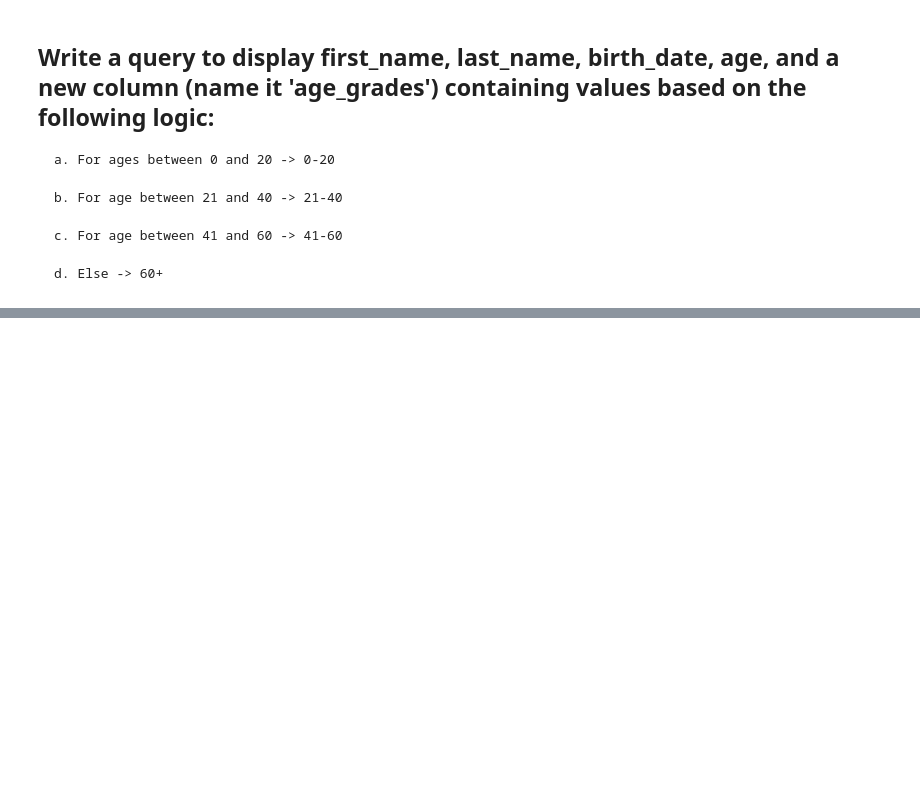
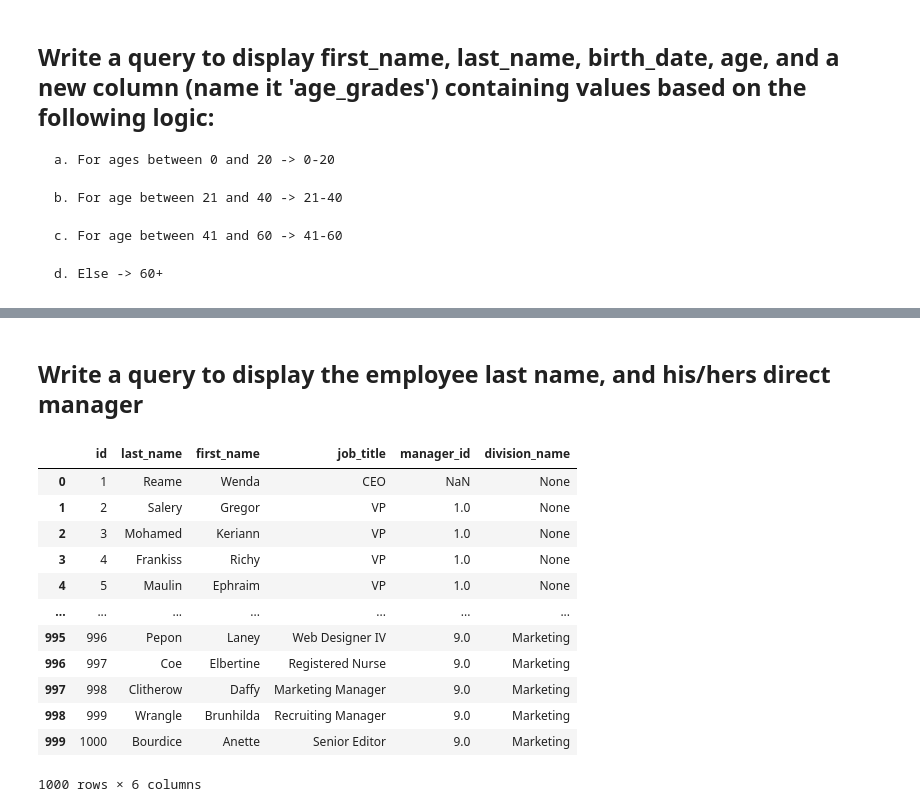
Before and after one commit to jubair-anik/sql_exercise, a Jupyter notebook: hr_database.ipynb, the cells around one changed output, grey strips where cells are left out. Drawn from its saved outputs; the diff is of its cells as text; code cells hidden in the pictures; blank space fills up the shorter version.

```diff
--- a/hr_database.ipynb
+++ b/hr_database.ipynb
@@ -403,0 +418,24 @@ df13
+# %% [markdown]
+## Write a query to display the employee last name, and his/hers direct manager
+# %%
+q14="""
+SELECT id, last_name, first_name, job_title, manager_id, division_name
+FROM employees
+ORDER BY id
+"""
+df14=pd.read_sql(q14,engine)
+df14
+# %% [output]
+|  | id | last_name | first_name | job_title | manager_id | division_name |
+| 0 | 1 | Reame | Wenda | CEO | NaN | None |
+| 1 | 2 | Salery | Gregor | VP | 1.0 | None |
+| 2 | 3 | Mohamed | Keriann | VP | 1.0 | None |
+| 3 | 4 | Frankiss | Richy | VP | 1.0 | None |
+| 4 | 5 | Maulin | Ephraim | VP | 1.0 | None |
+| ... | ... | ... | ... | ... | ... | ... |
+| 995 | 996 | Pepon | Laney | Web Designer IV | 9.0 | Marketing |
+| 996 | 997 | Coe | Elbertine | Registered Nurse | 9.0 | Marketing |
+| 997 | 998 | Clitherow | Daffy | Marketing Manager | 9.0 | Marketing |
+| 998 | 999 | Wrangle | Brunhilda | Recruiting Manager | 9.0 | Marketing |
+| 999 | 1000 | Bourdice | Anette | Senior Editor | 9.0 | Marketing |
+1000 rows × 6 columns
```
Also changed, not shown: parts of 11 cells of this notebook.
